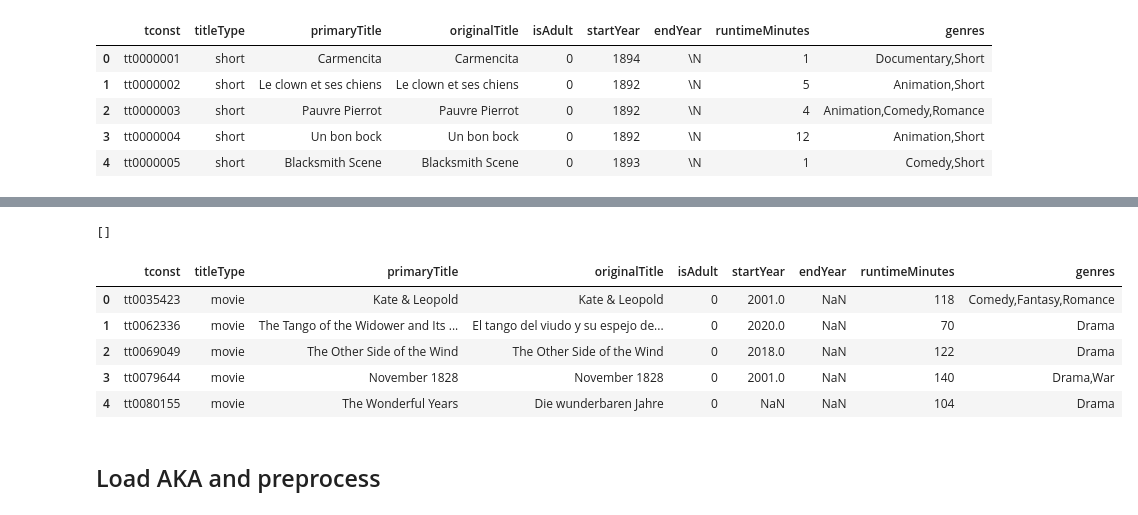
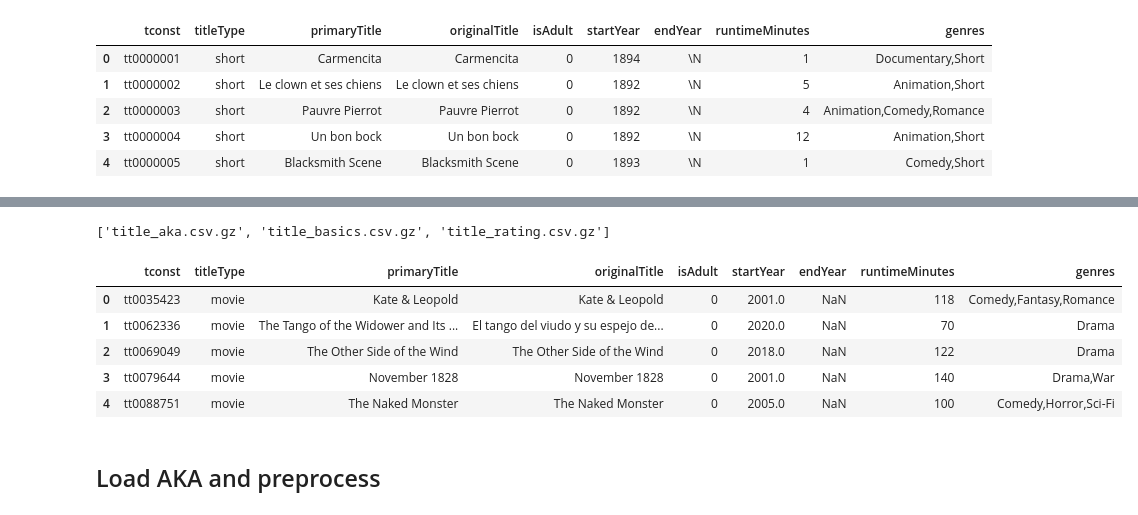
Before and after one commit to Elispreng/Project_3, a Jupyter notebook: Spreng_Project_3_Part1.ipynb, the cells around one changed output, grey strips where cells are left out. Drawn from its saved outputs; the diff is of its cells as text; code cells hidden in the pictures.

```diff
--- a/Spreng_Project_3_Part1.ipynb
+++ b/Spreng_Project_3_Part1.ipynb
@@ -81,10 +132,10 @@ basics = basics[~is_documentary]
 # %%
 # example making new folder with os
 import os
-os.makedirs('Data/',exist_ok=True)
+os.makedirs('Data3/',exist_ok=True)
 # Confirm folder created
-os.listdir("Data/")
+os.listdir("Data3/")
 # %% [output]
-[]
+['title_aka.csv.gz', 'title_basics.csv.gz', 'title_rating.csv.gz']
 # %%
 ## Save current dataframe to file.
@@ -92,14 +143,14 @@ basics.to_csv("Data/title_basics.csv.gz",compression='gzip',index=False)
 # %%
 # Open saved file and preview again
-basics = pd.read_csv("Data/title_basics.csv.gz", low_memory = False)
+basics = pd.read_csv("Data3/title_basics.csv.gz", low_memory = False)
 basics.head()
 # %% [output]
 |  | tconst | titleType | primaryTitle | originalTitle | isAdult | startYear | endYear | runtimeMinutes | genres |
 | 0 | tt0035423 | movie | Kate & Leopold | Kate & Leopold | 0 | 2001.0 | NaN | 118 | Comedy,Fantasy,Romance |
 | 1 | tt0062336 | movie | The Tango of the Widower and Its ... | El tango del viudo y su espejo de... | 0 | 2020.0 | NaN | 70 | Drama |
 | 2 | tt0069049 | movie | The Other Side of the Wind | The Other Side of the Wind | 0 | 2018.0 | NaN | 122 | Drama |
 | 3 | tt0079644 | movie | November 1828 | November 1828 | 0 | 2001.0 | NaN | 140 | Drama,War |
-| 4 | tt0080155 | movie | The Wonderful Years | Die wunderbaren Jahre | 0 | NaN | NaN | 104 | Drama |
+| 4 | tt0088751 | movie | The Naked Monster | The Naked Monster | 0 | 2005.0 | NaN | 100 | Comedy,Horror,Sci-Fi |
 # %% [markdown]
 ## Load AKA and preprocess
 # %%
```
Also changed, not shown: parts of 27 cells of this notebook, 4 other files.
